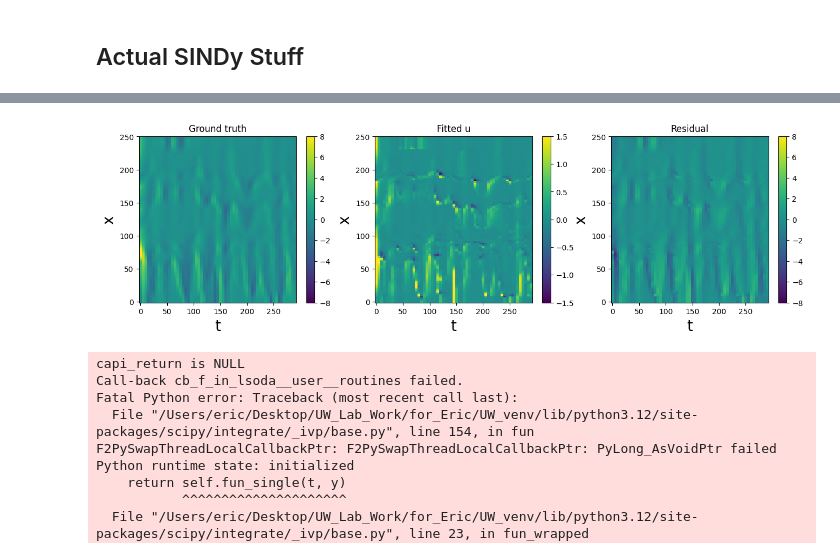
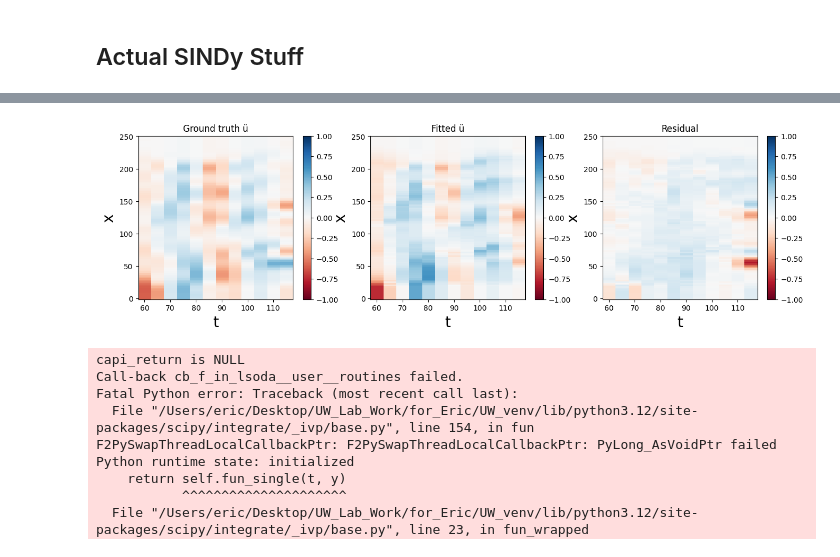
Before and after one commit to ericeberg3/UW_research, a Jupyter notebook: DTS_TG_SINDy.ipynb, the cells around one changed output, grey strips where cells are left out. Drawn from its saved outputs; the diff is of its cells as text; code cells hidden in the pictures.

```diff
--- a/DTS_TG_SINDy.ipynb
+++ b/DTS_TG_SINDy.ipynb
@@ -81,8 +81,8 @@ plot_dists = dists[d_idx_start:d_idx_end]
 # Band pass filter
 filtered_arr = scipy.ndimage.gaussian_filter(plot_arr, 10, axes=1)
 
-startt = datetime.datetime(2023, 8, 24, 16) # 25
-endt = datetime.datetime(2023, 8, 26, 18) # 25
+startt = datetime.datetime(2023, 8, 25, 16) # 25
+endt = datetime.datetime(2023, 8, 25, 18) # 25
 startind_t = np.absolute(plot_times - startt).argmin()
 endind_t = np.absolute(plot_times - endt).argmin()
 
@@ -293,22 +293,29 @@ integrator_keywords['atol'] = 1e-12
 train_ind = -1
 t = np.array(plot_times_zoomed_int - plot_times_zoomed_int[0]) * 1.666e-11 # grid_x[:, 0]
 x = depths[:, 0] - depths[0, 0] # grid_y[0, :]
-u = displacements[:, :]
-
 dt = t[1] - t[0]
 dx = x[1] - x[0]
+
+u_sol = displacements
+v_sol = ps.SmoothedFiniteDifference(axis=1)._differentiate(u_sol, t=dt)
+
+
+
+u = np.zeros((len(x), len(t), 2))
+u[:, :, 0] = u_sol
+u[:, :, 1] = v_sol
+u_dot = ps.SmoothedFiniteDifference(axis=1)._differentiate(u, t=dt)
 
 # Plot u and u_dot
 plt.figure(figsize=(10, 4))
 plt.subplot(1, 2, 1)
-plt.pcolormesh(t, x, u, shading='nearest')
+plt.pcolormesh(t, x, u[:, :, 1], shading='nearest')
 plt.xlabel('t', fontsize=16)
 plt.ylabel('x', fontsize=16)
 plt.title(r'$u(x, t)$', fontsize=16)
-u_dot = ps.SmoothedFiniteDifference(axis=1)._differentiate(u, t=dt)
 
 plt.subplot(1, 2, 2)
-plt.pcolormesh(t, x, u_dot, shading='nearest')
+plt.pcolormesh(t, x, u_dot[:, :, 1], shading='nearest')
 plt.xlabel('t', fontsize=16)
 plt.ylabel('x', fontsize=16)
 ax = plt.gca()
@@ -360,40 +378,39 @@ STLSQ model:
 # %%
 # Make fancy plot comparing derivative
 plt.figure(figsize=(16, 4))
 plt.subplot(1, 3, 1)
 # plt.pcolormesh(t_test, x, u_dot_test, vmin=-1.5, vmax=1.5)
-plt.pcolormesh(t_train, x, u_dot_train[:, :, 0], vmin=-8, vmax=8, shading='nearest')
+plt.pcolormesh(t_test, x, u_dot_test[:, :, 1], vmin=-1, vmax=1, shading='nearest', cmap='RdBu')
 plt.colorbar()
 plt.xlabel('t', fontsize=20)
 plt.ylabel('x', fontsize=20)
-plt.title('Ground truth')
+plt.title('Ground truth ü')
 ax = plt.gca()
 
 
 plt.subplot(1, 3, 2)
 # u_dot_stlsq = np.reshape(u_dot_stlsq, (len(x), len(t_test)))
 # plt.pcolormesh(t_test, x, u_dot_stlsq, vmin=-1.5, vmax=1.5)
-u_dot_stlsq = np.reshape(u_dot_stlsq, (len(x), len(t_train)))
-plt.pcolormesh(t_train, x, u_dot_stlsq, vmin=-1.5, vmax=1.5, shading='nearest')
+u_dot_stlsq = np.reshape(u_dot_sr3, (len(x), len(t_test), 2))
+plt.pcolormesh(t_test, x, u_dot_sr3[:,:,1], vmin=-1, vmax=1, shading='nearest', cmap='RdBu')
 plt.colorbar()
 plt.xlabel('t', fontsize=20)
 plt.ylabel('x', fontsize=20)
-plt.title('Fitted u')
+plt.title('Fitted ü')
 ax = plt.gca()
-
 
 plt.subplot(1, 3, 3)
 # plt.pcolormesh(t_test, x, u_dot_stlsq - u_dot_test, vmin=-1.5, vmax=1.5)
-plt.pcolormesh(t_train, x, u_dot_stlsq - u_dot_train[:,:,0], vmin=-8, vmax=8)
+plt.pcolormesh(t_test, x, u_dot_sr3[:,:,1] - u_dot_test[:,:,1], vmin=-1, vmax=1, cmap='RdBu')
 plt.colorbar()
 plt.xlabel('t', fontsize=20)
 plt.ylabel('x', fontsize=20)
 plt.title('Residual')
 ax = plt.gca()
 
 plt.show()
 # %% [output]
-[figure, old version]
+[figure, new version]
 # %%
 # print(np.shape(u), np.shape(np.round(t)))
 n_features = len(model.get_feature_names())
```
Also changed, not shown: parts of 7 cells of this notebook.
